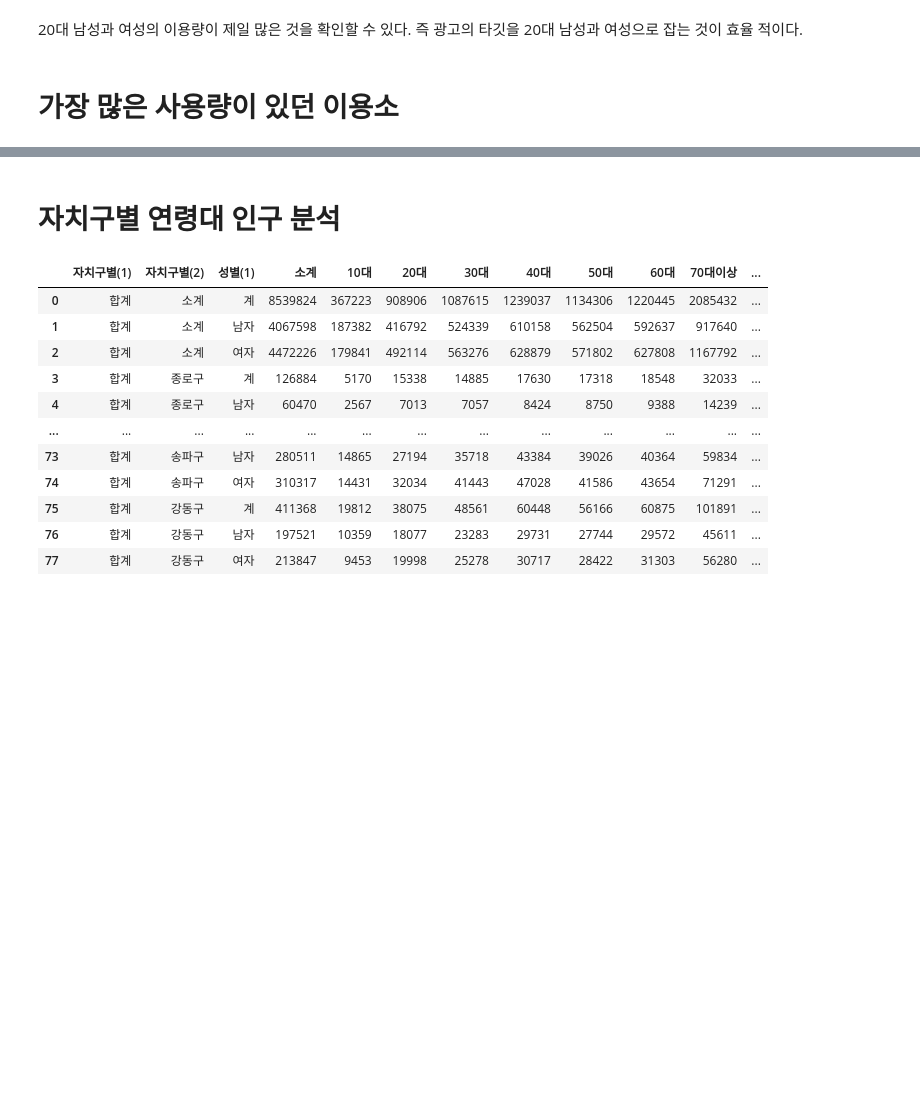
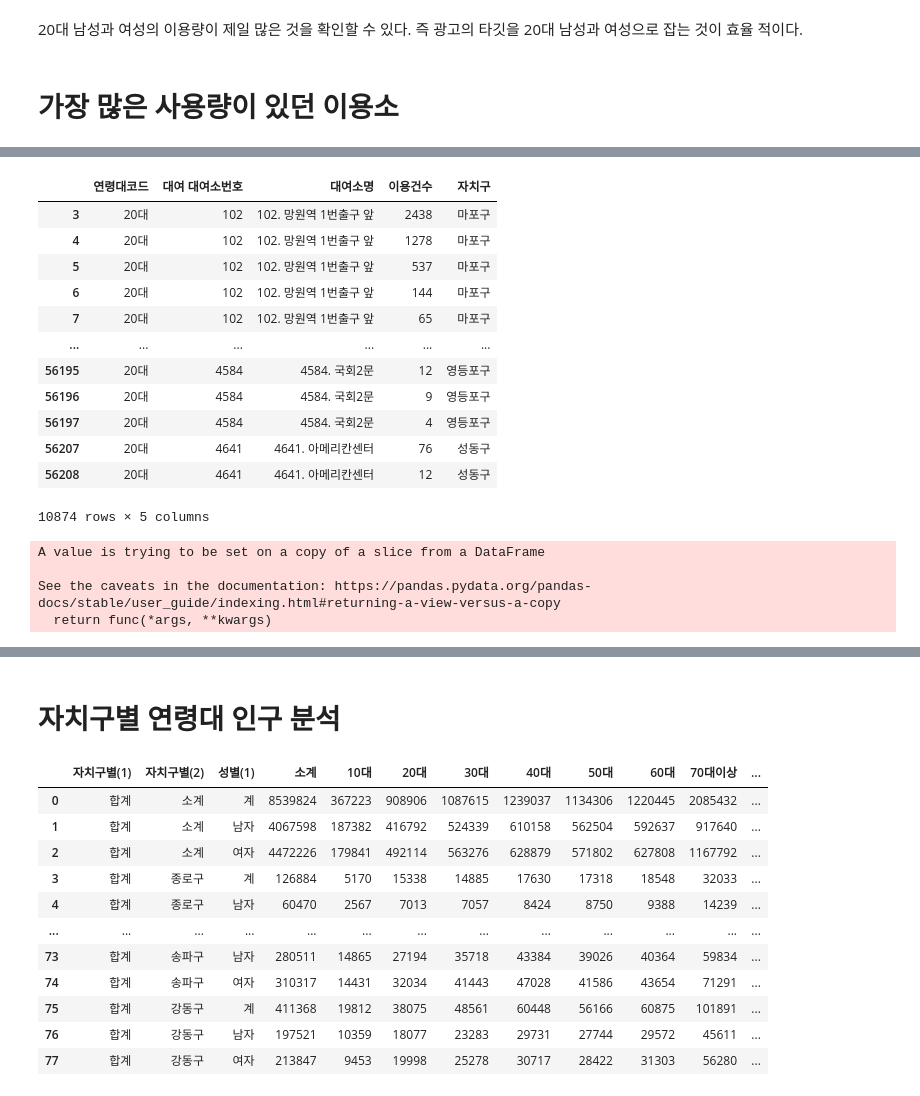
Before and after one commit to Aimerlee123/Python-teamproject, a Jupyter notebook: 공공자전거_이용현황_분석.ipynb, the cells around one changed output, grey strips where cells are left out. Saved outputs shown, nothing was run; the diff lists cells and outputs as text; code cells hidden in the pictures; blank space fills up the shorter version.

```diff
--- a/공공자전거_이용현황_분석.ipynb
+++ b/공공자전거_이용현황_분석.ipynb
@@ -188,0 +246,24 @@ sns.barplot(x='연령대코드', y='이용건수', hue='성별',data=df1 )
+# %%
+df3_20=m_data_total[m_data_total['연령대코드']=='20대']
+df3_20
+# %% [output]
+|  | 연령대코드 | 대여 대여소번호 | 대여소명 | 이용건수 | 자치구 |
+| 3 | 20대 | 102 | 102. 망원역 1번출구 앞 | 2438 | 마포구 |
+| 4 | 20대 | 102 | 102. 망원역 1번출구 앞 | 1278 | 마포구 |
+| 5 | 20대 | 102 | 102. 망원역 1번출구 앞 | 537 | 마포구 |
+| 6 | 20대 | 102 | 102. 망원역 1번출구 앞 | 144 | 마포구 |
+| 7 | 20대 | 102 | 102. 망원역 1번출구 앞 | 65 | 마포구 |
+| ... | ... | ... | ... | ... | ... |
+| 56195 | 20대 | 4584 | 4584. 국회2문 | 12 | 영등포구 |
+| 56196 | 20대 | 4584 | 4584. 국회2문 | 9 | 영등포구 |
+| 56197 | 20대 | 4584 | 4584. 국회2문 | 4 | 영등포구 |
+| 56207 | 20대 | 4641 | 4641. 아메리칸센터 | 76 | 성동구 |
+| 56208 | 20대 | 4641 | 4641. 아메리칸센터 | 12 | 성동구 |
+10874 rows × 5 columns
+# %%
+df3_20.sort_values(by='이용건수',ascending=False,inplace=True)
+# %% [output]
+A value is trying to be set on a copy of a slice from a DataFrame
+
+See the caveats in the documentation: https://pandas.pydata.org/pandas-docs/stable/user_guide/indexing.html#returning-a-view-versus-a-copy
+  return func(*args, **kwargs)
```
Also changed, not shown: parts of 9 cells of this notebook.
